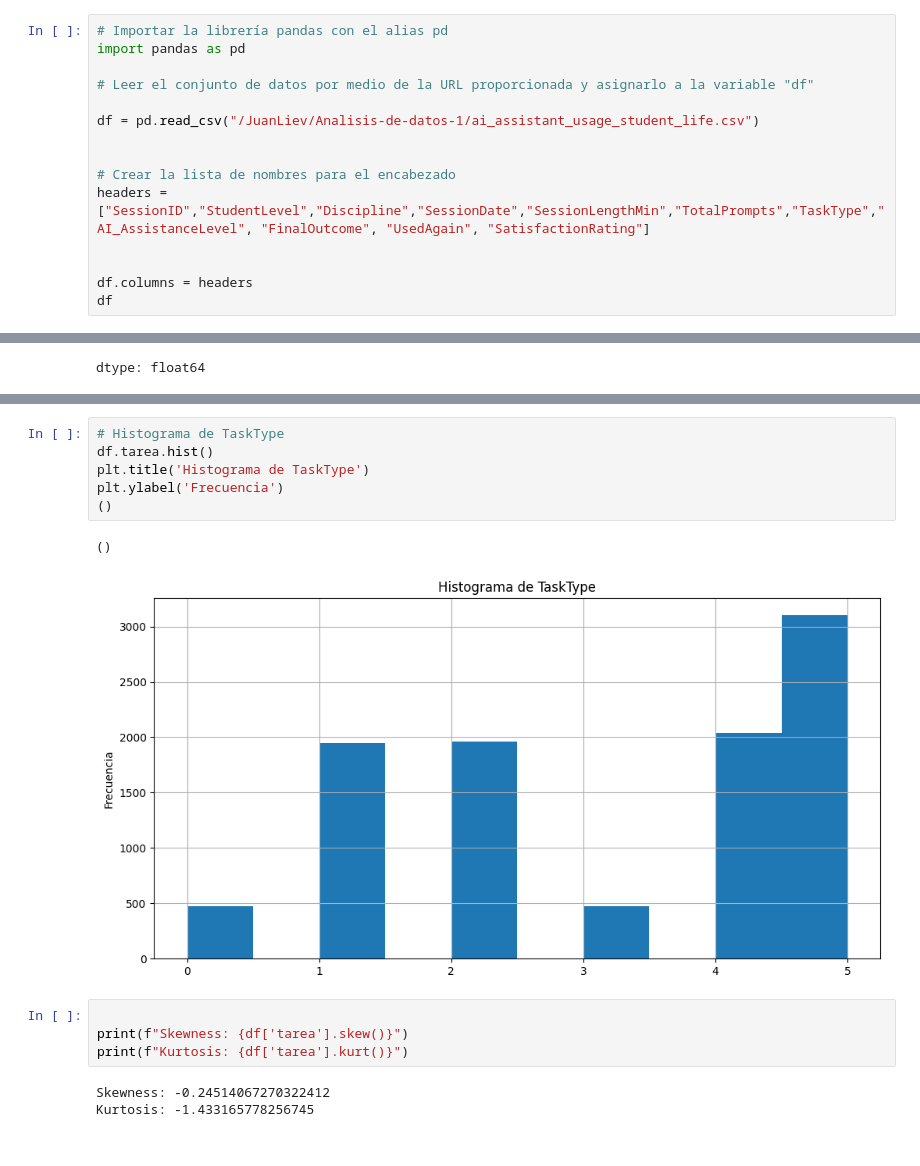
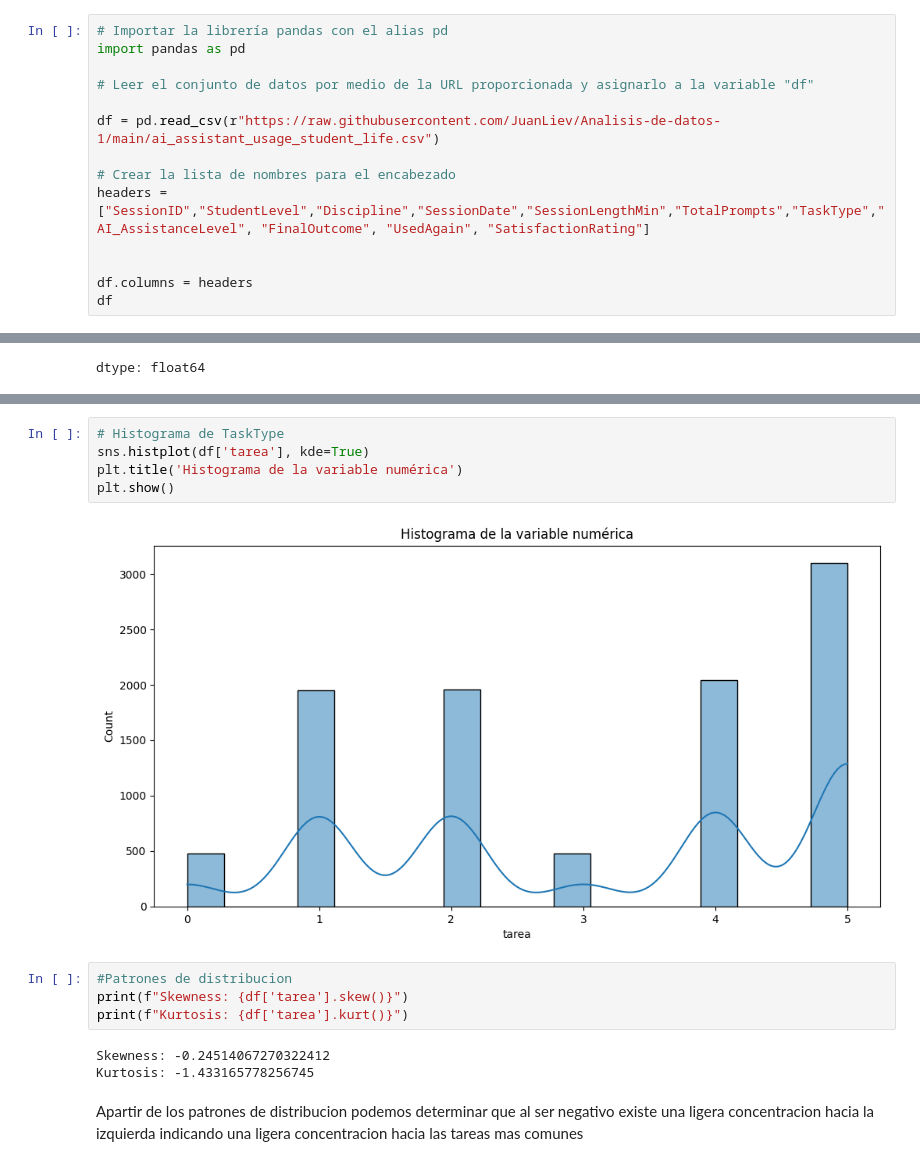
Before and after one commit to JuanLiev/Analisis-de-datos-1, a Jupyter notebook: Taller_Univariado_Analisis_de_datos_1.ipynb, the cells around one changed output, grey strips where cells are left out. Cells and saved outputs as stored; diff of their text form.

```diff
--- a/Taller_Univariado_Analisis_de_datos_1.ipynb
+++ b/Taller_Univariado_Analisis_de_datos_1.ipynb
@@ -13,8 +13,7 @@ import pandas as pd
 
 # Leer el conjunto de datos por medio de la URL proporcionada y asignarlo a la variable "df"
 
-df = pd.read_csv("/JuanLiev/Analisis-de-datos-1/ai_assistant_usage_student_life.csv")
-
+df = pd.read_csv(r"https://raw.githubusercontent.com/JuanLiev/Analisis-de-datos-1/main/ai_assistant_usage_student_life.csv")
 
 # Crear la lista de nombres para el encabezado
 headers = ["SessionID","StudentLevel","Discipline","SessionDate","SessionLengthMin","TotalPrompts","TaskType","AI_AssistanceLevel", "FinalOutcome", "UsedAgain", "SatisfactionRating"]
@@ -417,16 +468,16 @@ plt.show()
 # %%
 # Histograma de TaskType
-df.tarea.hist()
-plt.title('Histograma de TaskType')
-plt.ylabel('Frecuencia')
-()
+sns.histplot(df['tarea'], kde=True)
+plt.title('Histograma de la variable numérica')
+plt.show()
 # %% [output]
-()
-[figure, old version]
+[figure, new version]
 # %%
-
+#Patrones de distribucion
 print(f"Skewness: {df['tarea'].skew()}")
 print(f"Kurtosis: {df['tarea'].kurt()}")
 # %% [output]
 Skewness: -0.24514067270322412
 Kurtosis: -1.433165778256745
+# %% [markdown]
+Apartir de los patrones de distribucion podemos determinar que al ser negativo existe una ligera concentracion hacia la izquierda indicando una ligera concentracion hacia las tareas mas comunes
```
Also changed, not shown: parts of 18 cells of this notebook.
